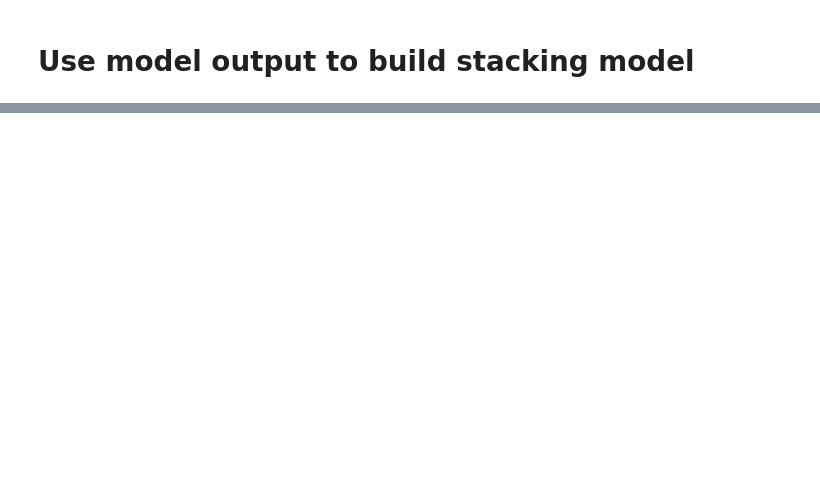
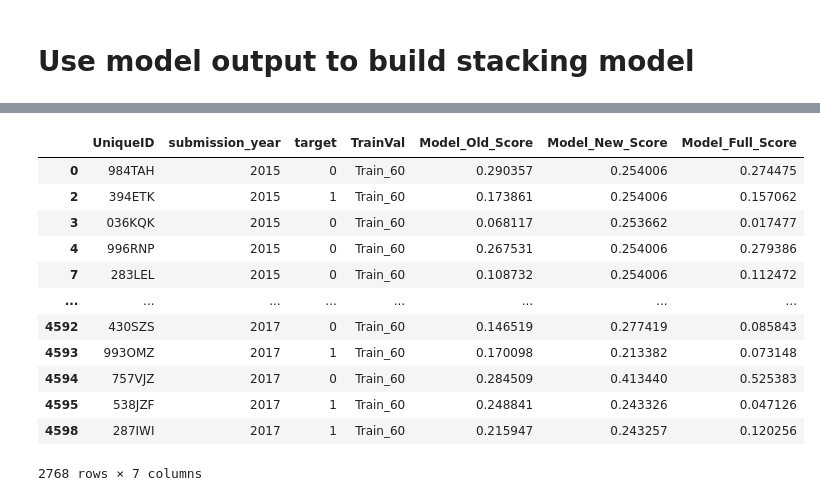
Before and after one commit to yihonghhe/Project_Credibly, a Jupyter notebook: ensemling.ipynb, the cells around one changed output, grey strips where cells are left out. Cells and saved outputs as stored; diff of their text form; code cells hidden in the pictures; blank space fills up the shorter version.

```diff
--- a/ensemling.ipynb
+++ b/ensemling.ipynb
@@ -222,14 +285,29 @@ aggregate_df
 # %%
 # Separate data into training and validation sets
 train_df_2 = aggregate_df[aggregate_df['TrainVal'] == 'Train_60']
 val_df_2 = aggregate_df[aggregate_df['TrainVal'] == 'Val_40']
 
 # Separate features and target variable
 X_train_2 = train_df_2.drop(columns=['UniqueID', 'submission_year', 'target', 'TrainVal'])
 y_train_2 = train_df_2['target']
 
 X_val_2 = val_df_2.drop(columns=['UniqueID', 'submission_year', 'target', 'TrainVal'])
 y_val_2 = val_df_2['target']
+train_df_2
+# %% [output]
+|  | UniqueID | submission_year | target | TrainVal | Model_Old_Score | Model_New_Score | Model_Full_Score |
+| 0 | 984TAH | 2015 | 0 | Train_60 | 0.290357 | 0.254006 | 0.274475 |
+| 2 | 394ETK | 2015 | 1 | Train_60 | 0.173861 | 0.254006 | 0.157062 |
+| 3 | 036KQK | 2015 | 0 | Train_60 | 0.068117 | 0.253662 | 0.017477 |
+| 4 | 996RNP | 2015 | 0 | Train_60 | 0.267531 | 0.254006 | 0.279386 |
+| 7 | 283LEL | 2015 | 0 | Train_60 | 0.108732 | 0.254006 | 0.112472 |
+| ... | ... | ... | ... | ... | ... | ... | ... |
+| 4592 | 430SZS | 2017 | 0 | Train_60 | 0.146519 | 0.277419 | 0.085843 |
+| 4593 | 993OMZ | 2017 | 1 | Train_60 | 0.170098 | 0.213382 | 0.073148 |
+| 4594 | 757VJZ | 2017 | 0 | Train_60 | 0.284509 | 0.413440 | 0.525383 |
+| 4595 | 538JZF | 2017 | 1 | Train_60 | 0.248841 | 0.243326 | 0.047126 |
+| 4598 | 287IWI | 2017 | 1 | Train_60 | 0.215947 | 0.243257 | 0.120256 |
+2768 rows × 7 columns
 # %%
 # Train the XGBoost model with hyper parameter tuning
 
```
Also changed, not shown: parts of 14 cells of this notebook, 4 other files.
